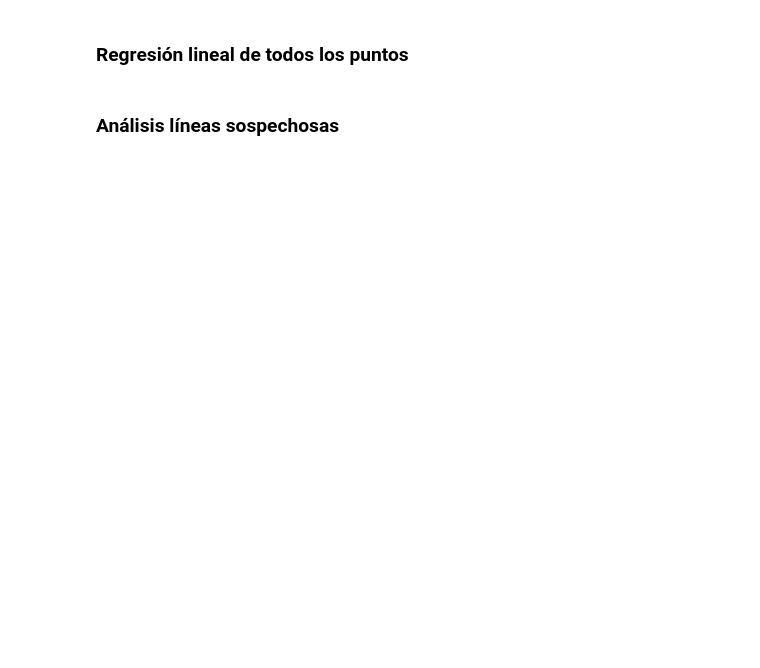
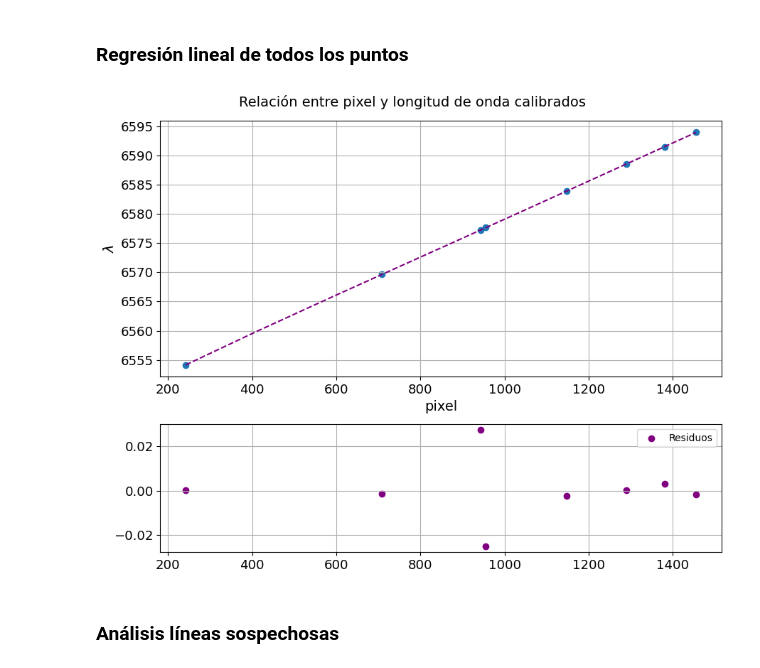
Before and after one commit to ccuellarn/Torium-Operation, a Jupyter notebook: Data/Th 6565/Analisis_6565.ipynb, the cells around one changed output. Cells and saved outputs as stored; diff of their text form; code cells hidden in the pictures; blank space fills up the shorter version.

```diff
--- a/Data/Th 6565/Analisis_6565.ipynb
+++ b/Data/Th 6565/Analisis_6565.ipynb
@@ -184,0 +245,9 @@ for i, label in enumerate(anotaciones):
+# %%
+#Longitudes de onda sospechosas de ser de diferente orden únicamente
+PixSus_1 = [169,196,302,328,385,455,539,640,809, 1233]
+marker_x,marker_y, index_x,index_y,anotaciones = DataCatalogue(PixSus_1,marker_x,marker_y, index_x,index_y,anotaciones)
+
+#Longitudes de onda observadas en el catalogo, ingreso manual
+catalog_long = [6554.160, 6569.632, 6577.213, 6577.656, 6583.906, 6588.539, 6591.484, 6593.939]
+DataFit_1 = MakeDataFrame(len(marker_x),catalog_long,index_x, index_y)
+DataFit_1
@@ -256,30 +400,32 @@ for i, label in enumerate(anotaciones):
 # %% [markdown]
 ### Regresión lineal de todos los puntos
 # %%
-# ym,_x,res,xres,param = LinearFit(DataFit_1['Pixel'],DataFit_1['Catalogo longitud'], 3)
+ym,_x,res,xres,param = LinearFit(DataFit_1['Pixel'],DataFit_1['Catalogo longitud'], 4)
 
-# #Gráfico con residuos
-# fig1, axis1 = plt.subplots(2,1, figsize = (9, 7), gridspec_kw = {"height_ratios":[2, 1]})
-# ax1 = axis1[0]
-# ax2 = axis1[1]
+#Gráfico con residuos
+fig1, axis1 = plt.subplots(2,1, figsize = (9, 7), gridspec_kw = {"height_ratios":[2, 1]})
+ax1 = axis1[0]
+ax2 = axis1[1]
 
-# fig1.suptitle(r'Relación entre pixel y longitud de onda calibrados',fontsize=14)
+fig1.suptitle(r'Relación entre pixel y longitud de onda calibrados',fontsize=14)
 
-# ax1.scatter(DataFit_1['Pixel'],DataFit_1['Catalogo longitud'])
-# ax1.plot(_x,ym,'--',color='purple')
-# ax1.set_ylabel(r"$\lambda$",fontsize=14)
-# ax1.set_xlabel(r'pixel',fontsize=14)
-# ax1.grid()
-# ax1.tick_params(axis='both',labelsize=13)
+ax1.scatter(DataFit_1['Pixel'],DataFit_1['Catalogo longitud'])
+ax1.plot(_x,ym,'--',color='purple')
+ax1.set_ylabel(r"$\lambda$",fontsize=14)
+ax1.set_xlabel(r'pixel',fontsize=14)
+ax1.grid()
+ax1.tick_params(axis='both',labelsize=13)
 
-# ax2.scatter(xres,res,label = 'Residuos',color='purple')
-# ax2.grid()
-# ax2.tick_params(axis='both',labelsize=13)
-# ax2.legend()
-# ax1.set_xlabel(r'pixel',fontsize=14)
+ax2.scatter(xres,res,label = 'Residuos',color='purple')
+ax2.grid()
+ax2.tick_params(axis='both',labelsize=13)
+ax2.legend()
+ax1.set_xlabel(r'pixel',fontsize=14)
 
-# fig1.tight_layout()
-# #fig1.savefig('DvsV.jpg')
+fig1.tight_layout()
+#fig1.savefig('DvsV.jpg')
+# %% [output]
+[figure, added]
 # %% [markdown]
 ### Análisis líneas sospechosas
 # %%
```
Also changed, not shown: parts of 17 cells of this notebook, 3 other files.
